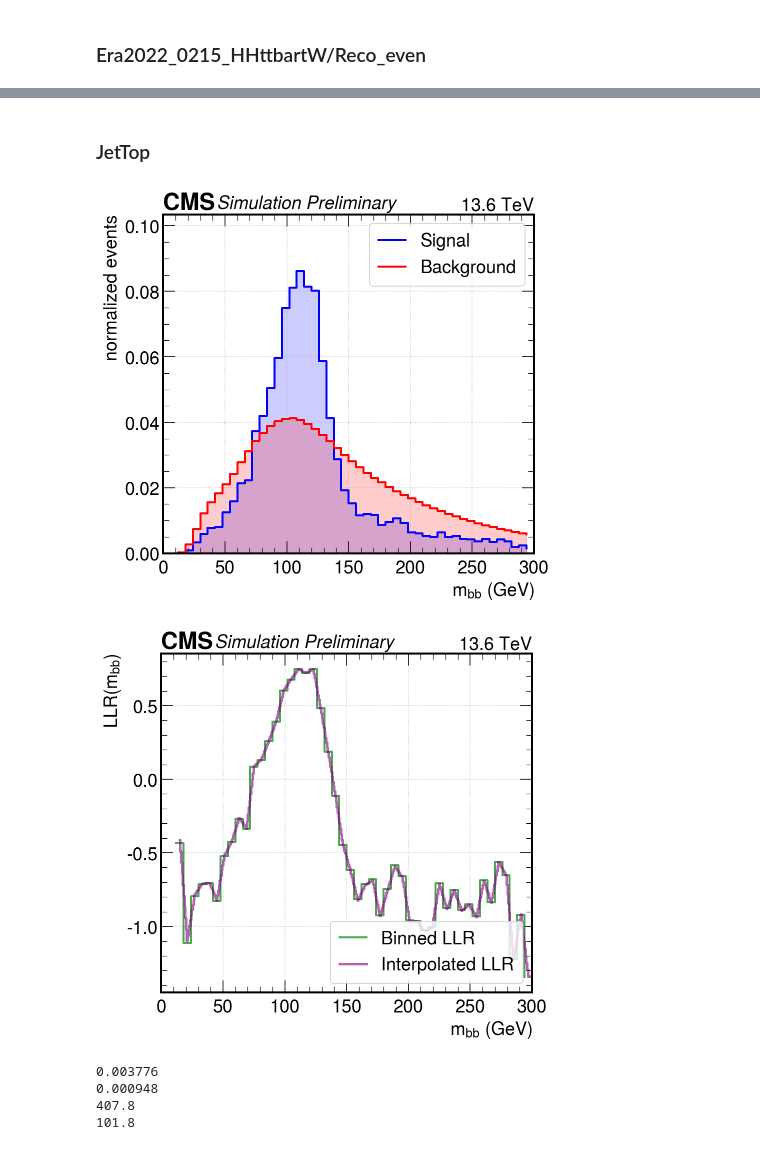
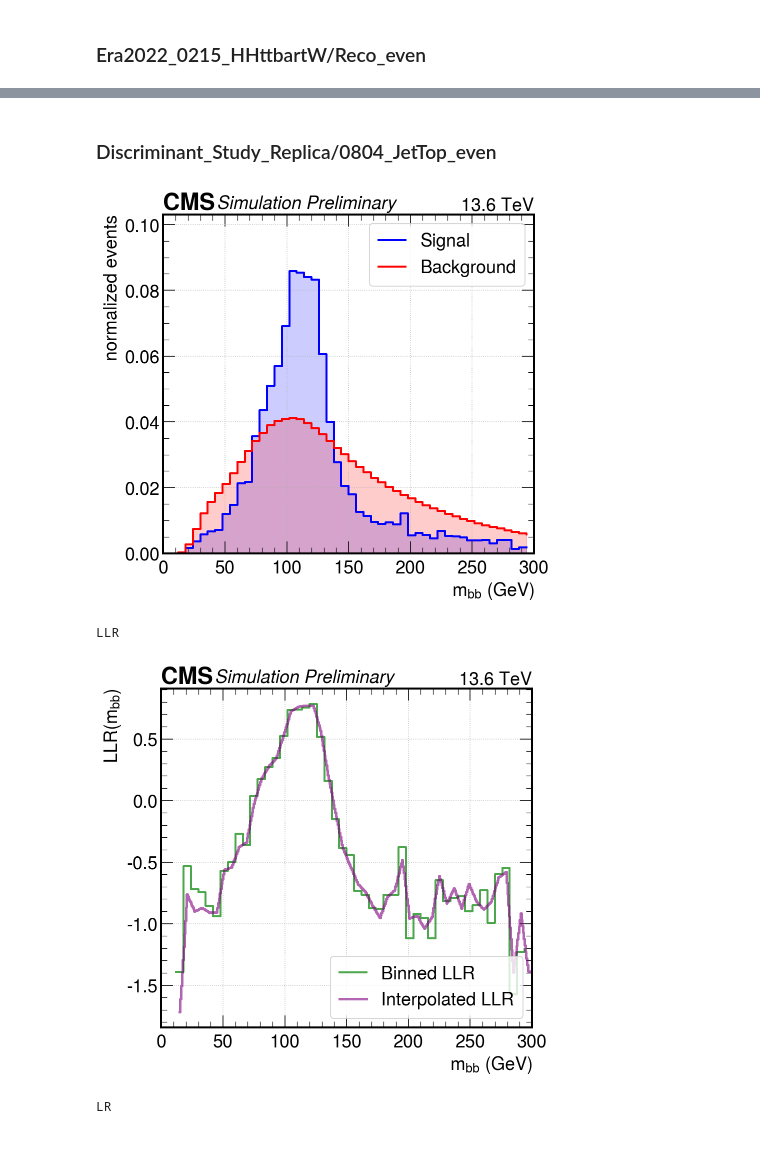
Before and after one commit to antonettprado/hh, a Jupyter notebook: pretty_plots.ipynb, the cells around one changed output, grey strips where cells are left out. Cells and saved outputs as stored; diff of their text form; code cells hidden in the pictures.

Commit message:
submitted training for Discriminant_Study_Replica/NN_DiscStudyReplica

```diff
--- a/pretty_plots.ipynb
+++ b/pretty_plots.ipynb
@@ -65,7 +65,7 @@ def plot_signal_background(normalized_signal, normalized_background):
 # %%
 import json
 
-def load_llr_mapping(json_path: str, name: str):
+def load_lr_mapping(json_path: str, name: str):
     with open(json_path, "r") as f:
         data = json.load(f)
 
@@ -76,20 +76,23 @@ def load_llr_mapping(json_path: str, name: str):
             return edges, values
     raise ValueError(f"Mapping '{name}' not found in file.")
 
-def plot_llr(ratio_hist, mapping_path, corr_name):
+def plot_lr(ratio_hist, mapping_path, corr_name, take_log:bool):
 
     ratio_vals, edges = hist_to_numpy(ratio_hist)
-    llr_vals = np.log(ratio_vals)
+    if take_log:
+        lr_vals = np.log(ratio_vals)
+    else:
+        lr_vals = ratio_vals
 
     # Load the mapping
-    mapping_edges, mapping_vals = load_llr_mapping(mapping_path, corr_name)
+    mapping_edges, mapping_vals = load_lr_mapping(mapping_path, corr_name)
 
     fig, ax = plt.subplots(figsize=(6.5, 6))
 
     # Histogram-based LLR
     ax.step(
         edges[:-1],
-        llr_vals,
+        lr_vals,
         where='post',
         color='green',
         linewidth=2.0,
@@ -172,43 +168,44 @@ print(config.get_cross_section('TTbar_dl'))
 # %% [markdown]
-### JetTop
+### Discriminant_Study_Replica/0804_JetTop_even
 # %%
-workdir = Path('/eos/user/a/anunezde/Z_OUTPUT_eos/JetTop')
+workdir = Path('/eos/user/a/anunezde/Z_OUTPUT_eos/Discriminant_Study_Replica/0804_JetTop_even')
 resultsdir = workdir / 'results'
 
 var_name = 'bjets_mbb'
 selection = 'SL_4j_resolved'
 
 ref = '_'.join([selection, var_name])
 
-signal_filenames = ['ggHH_kl_1_kt_1_bbww_sl_2022', 'ggHH_kl_1_kt_1_bbww_dl_2022']
+signal_filenames = ['bbWW_sl_2022', 'bbWW_dl_2022']
 background_filenames = [
-    'ttbar_sl_2022', 'ttbar_dl_2022',
+    'TTbar_sl_2022', 'TTbar_dl_2022',
     'tbarWplus_sl_2022', 'tbarWplus_dl_2022',
     'tWminus_sl_2022', 'tWminus_dl_2022']
 signal_files = references.get_files(resultsdir, signal_filenames)
 background_files = references.get_files(resultsdir, background_filenames)
 
-config = AnalysisConfig()
+config = AnalysisConfig(Path('/afs/cern.ch/user/a/anunezde/bamboodev/hh/bamboo_hh_new/config/analysis_DiscStudy.yml'))
 signal_hist = get_total_hist(ref, signal_files, config)
 background_hist = get_total_hist(ref, background_files, config)
 normalized_signal = normalize_hist(signal_hist)
 normalized_background = normalize_hist(background_hist)
 plot_signal_background(normalized_signal,  normalized_background)
 
-mapping_path = Path('/eos/user/a/anunezde/Z_OUTPUT_eos/JetTop/lr_mappings_log.json')
+print(f"LLR")
+mapping_path = Path('/eos/user/a/anunezde/Z_OUTPUT_eos/Discriminant_Study_Replica/0804_JetTop_even/lr_mapping_all_log.json')
 corr_name = ref
 ratio_hist = normalized_signal.Clone()
 ratio_hist.Divide(normalized_background)
-plot_llr(ratio_hist, mapping_path, f"{corr_name}_llr")
+plot_lr(ratio_hist, mapping_path, f"{corr_name}_llr", take_log=True)
 
-print(config.get_cross_section('ggHH_kl_1_kt_1_bbww_sl'))
-print(config.get_cross_section('ggHH_kl_1_kt_1_bbww_dl'))
-print(config.get_cross_section('ttbar_sl'))
-print(config.get_cross_section('ttbar_dl'))
+print(f"LR")
+mapping_path = Path('/eos/user/a/anunezde/Z_OUTPUT_eos/Discriminant_Study_Replica/0804_JetTop_even/lr_mapping_all.json')
+corr_name = ref
+ratio_hist = normalized_signal.Clone()
+ratio_hist.Divide(normalized_background)
+plot_lr(ratio_hist, mapping_path, f"{corr_name}_lr", take_log=False)
 # %% [output]
-[figure, old version]
+[figure, new version]
+LLR
-[figure, old version]
+[figure, new version]
-0.003776
-0.000948
-407.8
-101.8
+LR
```
Also changed, not shown: parts of 2 cells of this notebook, 18 other files.
